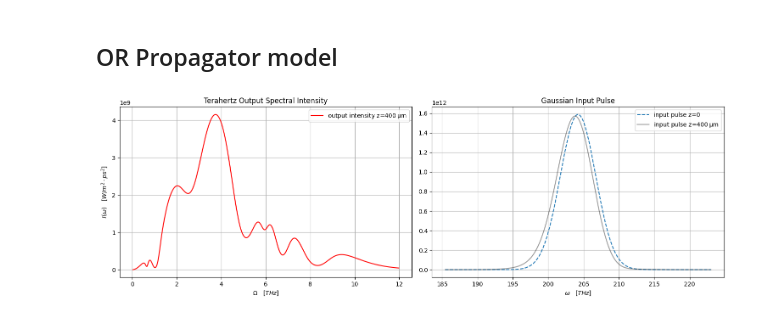
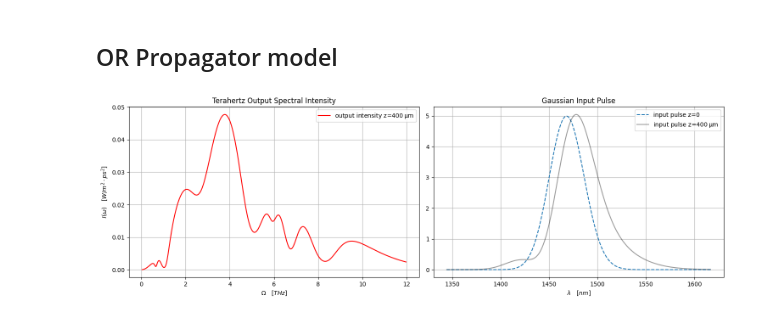
Before and after one commit to p-engel/nonlinear_optics, a Jupyter notebook: optical_rectification/analysis.ipynb, the cells around one changed output. Drawn from its saved outputs; the diff is of its cells as text; code cells hidden in the pictures.

```diff
--- a/optical_rectification/analysis.ipynb
+++ b/optical_rectification/analysis.ipynb
@@ -310,26 +310,26 @@ Ew_output, EΩ_output = model.unpack( sol.y[:, -1] )
 # %%
 # visualize Field Output
 fig10, (ax10, ax11) = plt.subplots(figsize=(15, 5), nrows=1, ncols=2)
 # fig10, ax10 = plt.subplots(figsize=(15, 5))
 
-ax11.plot(w, (EPS0*c/2)*np.abs(Ew_input)**2, '--',
+ax11.plot(c_thz/w * 1e9, (EPS0*c_thz/2)*np.abs(Ew_input)**2, '--',
           label=r'input pulse z=0')
-ax11.plot(w, (EPS0*c/2)*np.abs(Ew_output)**2, 'k',
+ax11.plot(c_thz/w * 1e9, (EPS0*c_thz/2)*np.abs(Ew_output)**2, 'k',
           alpha=0.4, label=r'input pulse z=$400 \: {\rm {\mu}m}$')
 ax11.set_title(r"Gaussian Input Pulse")
-ax11.set_xlabel(r"$\omega \quad [THz]$")
-# ax11.set_ylabel(r"$E_{\rm op} \quad [V/m]$")
+# ax11.set_xlabel(r"$\omega \quad [THz]$")
+ax11.set_xlabel(r"$\lambda \quad [nm]$")
 ax11.legend()
 ax11.grid(True)
 
-ax10.plot(Ω, (EPS0*c/2)*np.abs(EΩ_output)**2, '-r',
+ax10.plot(Ω, (EPS0*c_thz/2)*np.abs(EΩ_output)**2, '-r',
           label=r'output intensity z=$400 \: {\rm {\mu}m}$')
 ax10.set_title(r"Terahertz Output Spectral Intensity")
 ax10.set_xlabel(r"$\Omega \quad [THz]$")
 ax10.set_ylabel(r"$I(\omega) \quad [W/m^2 \cdot ps^2]$")
 ax10.legend()
 ax10.grid(True)
 
 plt.tight_layout()
 # %% [output]
-[figure, old version]
+[figure, new version]
```
Also changed, not shown: parts of 3 cells of this notebook, 2 other files.
